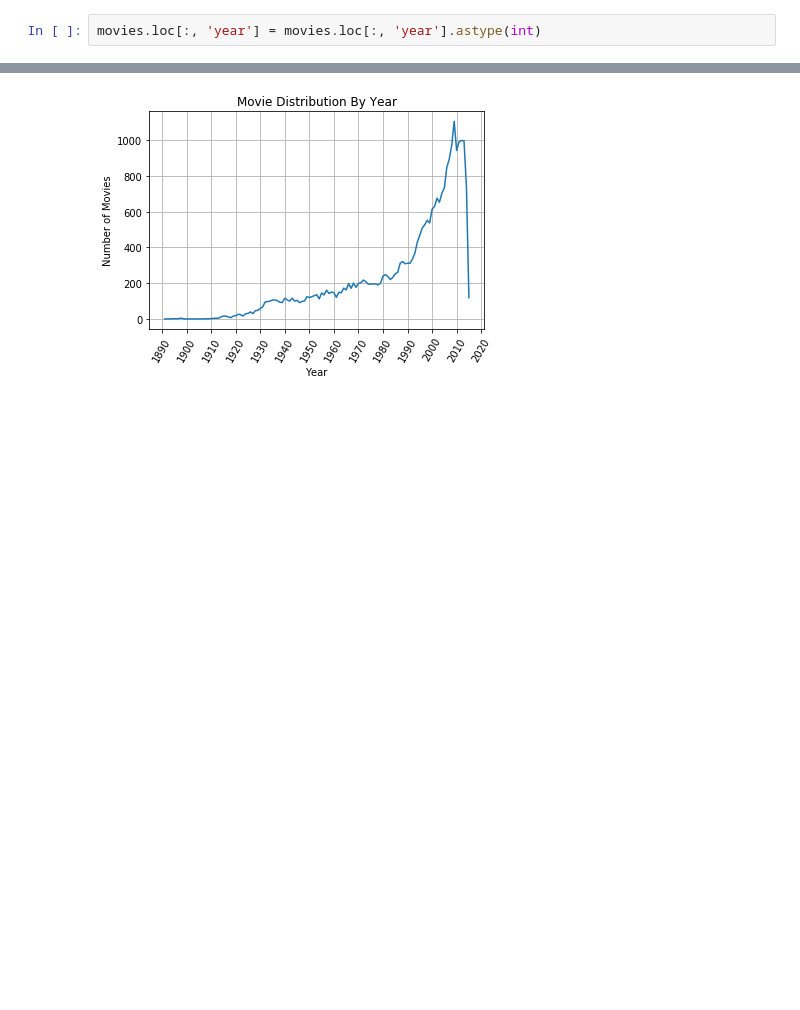
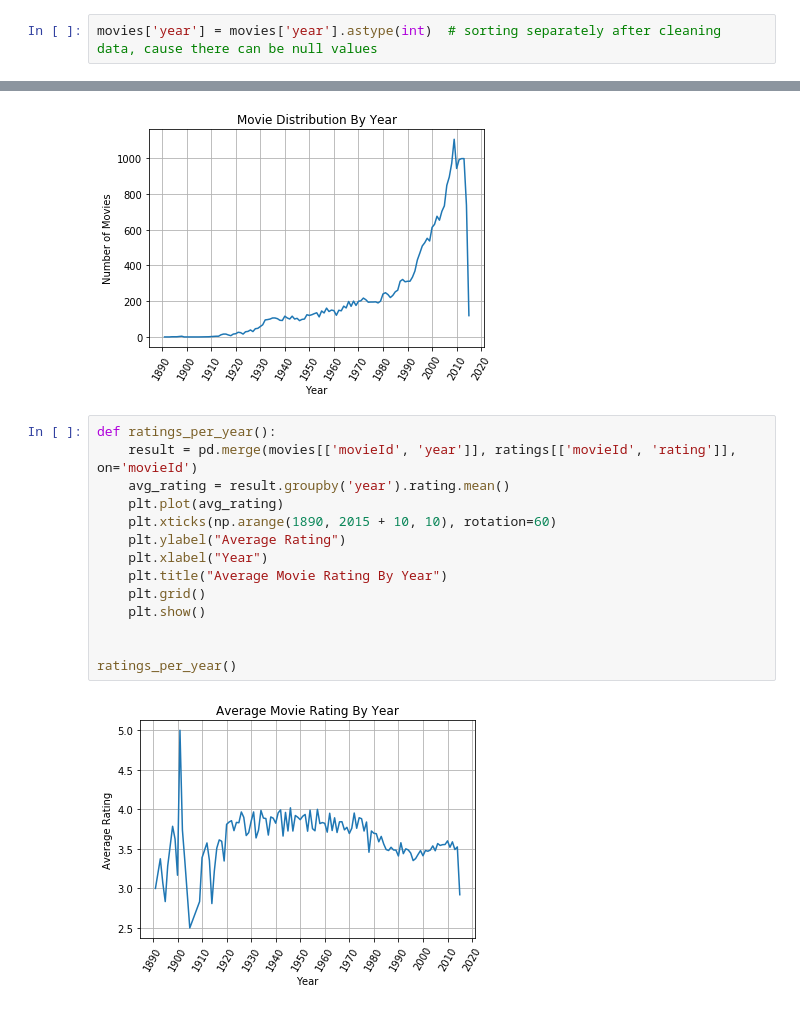
Before and after one commit to maliakber/algorithm-data-model-csc-501, a Jupyter notebook: source/csc-501-assignment-1-jupnote.ipynb, the cells around one changed output, grey strips where cells are left out. Saved outputs shown, nothing was run; the diff lists cells and outputs as text; blank space fills up the shorter version.

```diff
--- a/source/csc-501-assignment-1-jupnote.ipynb
+++ b/source/csc-501-assignment-1-jupnote.ipynb
@@ -114,7 +113,7 @@ genres     False
 year       False
 dtype: bool
 # %%
-movies.loc[:, 'year'] = movies.loc[:, 'year'].astype(int)
+movies['year'] = movies['year'].astype(int)  # sorting separately after cleaning data, cause there can be null values
 # %%
 movies = movies.sort_values(by = 'year')
 movies
@@ -147,6 +148,22 @@ def movies_per_year():
 movies_per_year()
 # %% [output]
 [figure]
+# %%
+def ratings_per_year():
+    result = pd.merge(movies[['movieId', 'year']], ratings[['movieId', 'rating']], on='movieId')
+    avg_rating = result.groupby('year').rating.mean()
+    plt.plot(avg_rating)
+    plt.xticks(np.arange(1890, 2015 + 10, 10), rotation=60)
+    plt.ylabel("Average Rating")
+    plt.xlabel("Year")
+    plt.title("Average Movie Rating By Year")
+    plt.grid()
+    plt.show()
+
+
+ratings_per_year()
+# %% [output]
+[figure, added]
 # %%
 def movies_per_genre():
     moviesGenreCount = dict()
```
Also changed, not shown: parts of 14 cells of this notebook, 4 other files.
